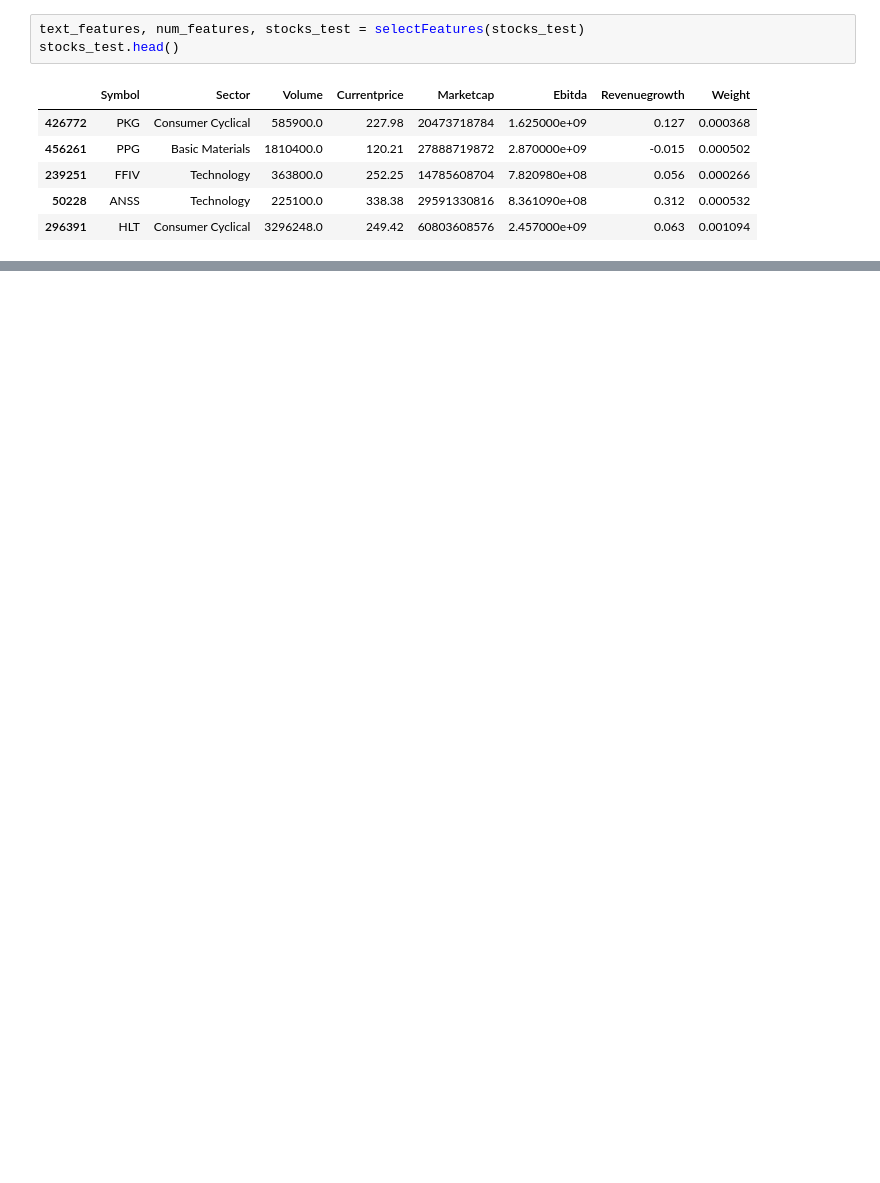
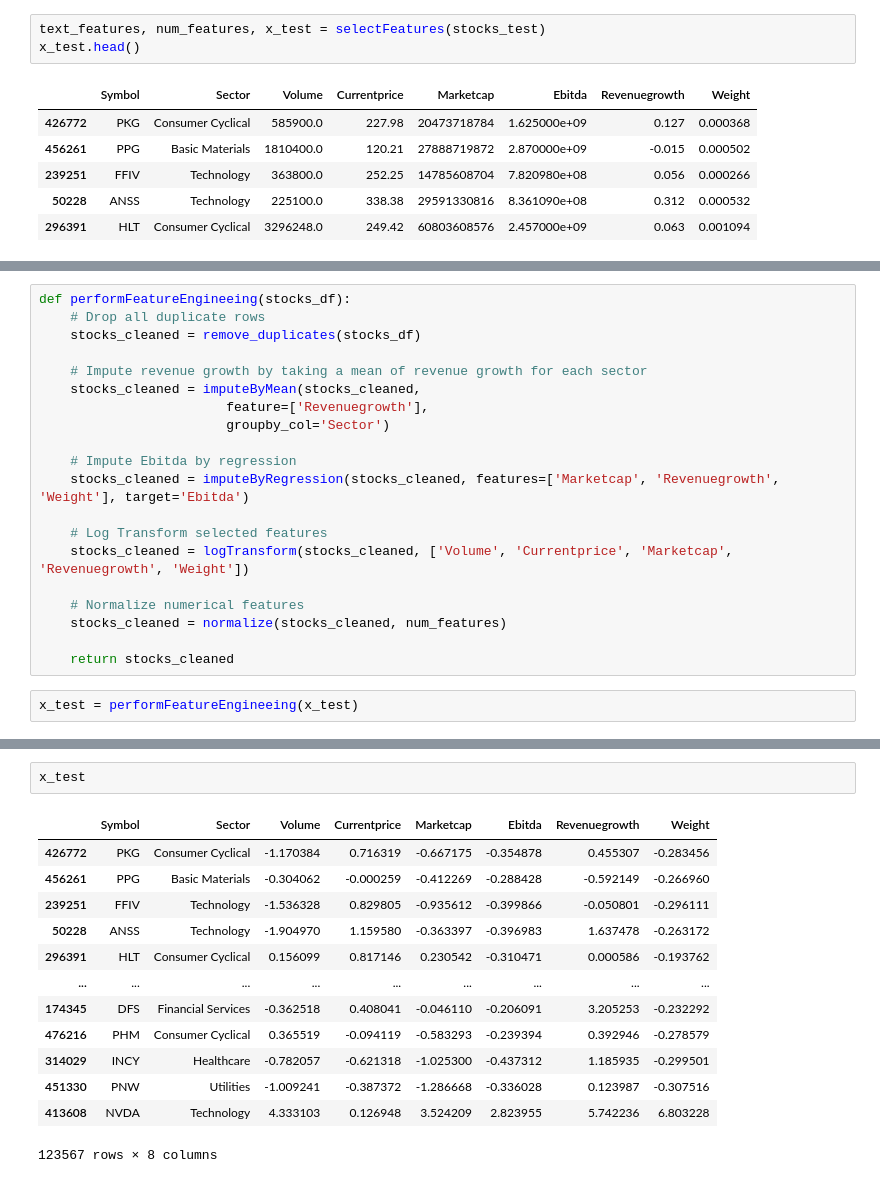
Before and after one commit to KayMichnicki/AAI510-Final-Project, a Jupyter notebook: AAI510_Stock_Clustering.ipynb, the cells around one changed output, grey strips where cells are left out. Cells and saved outputs as stored; diff of their text form; blank space fills up the shorter version.

```diff
--- a/AAI510_Stock_Clustering.ipynb
+++ b/AAI510_Stock_Clustering.ipynb
@@ -378,8 +378,8 @@ stocks_test.head()
 | 296391 | 2014-09-11 | HLT | 48.341377 | 50.971680 | 51.710400 | 50.602322 | 50.889599 | 3296248.0 | NYQ | Hilton Worldwide Holdings Inc. | ... |
 5 rows × 23 columns
 # %%
-text_features, num_features, stocks_test = selectFeatures(stocks_test)
-stocks_test.head()
+text_features, num_features, x_test = selectFeatures(stocks_test)
+x_test.head()
 # %% [output]
 |  | Symbol | Sector | Volume | Currentprice | Marketcap | Ebitda | Revenuegrowth | Weight |
 | 426772 | PKG | Consumer Cyclical | 585900.0 | 227.98 | 20473718784 | 1.625000e+09 | 0.127 | 0.000368 |
@@ -459,0 +390,22 @@ stocks_test_cleaned
+# %%
+def performFeatureEngineeing(stocks_df):
+    # Drop all duplicate rows
+    stocks_cleaned = remove_duplicates(stocks_df)
+
+    # Impute revenue growth by taking a mean of revenue growth for each sector
+    stocks_cleaned = imputeByMean(stocks_cleaned,
+                        feature=['Revenuegrowth'],
+                        groupby_col='Sector')
+
+    # Impute Ebitda by regression
+    stocks_cleaned = imputeByRegression(stocks_cleaned, features=['Marketcap', 'Revenuegrowth', 'Weight'], target='Ebitda')
+
+    # Log Transform selected features
+    stocks_cleaned = logTransform(stocks_cleaned, ['Volume', 'Currentprice', 'Marketcap', 'Revenuegrowth', 'Weight'])
+
+    # Normalize numerical features
+    stocks_cleaned = normalize(stocks_cleaned, num_features)
+
+    return stocks_cleaned
+# %%
+x_test = performFeatureEngineeing(x_test)
@@ -460,2 +445,18 @@ stocks_test_cleaned
+# %%
+x_test
+# %% [output]
+|  | Symbol | Sector | Volume | Currentprice | Marketcap | Ebitda | Revenuegrowth | Weight |
+| 426772 | PKG | Consumer Cyclical | -1.170384 | 0.716319 | -0.667175 | -0.354878 | 0.455307 | -0.283456 |
+| 456261 | PPG | Basic Materials | -0.304062 | -0.000259 | -0.412269 | -0.288428 | -0.592149 | -0.266960 |
+| 239251 | FFIV | Technology | -1.536328 | 0.829805 | -0.935612 | -0.399866 | -0.050801 | -0.296111 |
+| 50228 | ANSS | Technology | -1.904970 | 1.159580 | -0.363397 | -0.396983 | 1.637478 | -0.263172 |
+| 296391 | HLT | Consumer Cyclical | 0.156099 | 0.817146 | 0.230542 | -0.310471 | 0.000586 | -0.193762 |
+| ... | ... | ... | ... | ... | ... | ... | ... | ... |
+| 174345 | DFS | Financial Services | -0.362518 | 0.408041 | -0.046110 | -0.206091 | 3.205253 | -0.232292 |
+| 476216 | PHM | Consumer Cyclical | 0.365519 | -0.094119 | -0.583293 | -0.239394 | 0.392946 | -0.278579 |
+| 314029 | INCY | Healthcare | -0.782057 | -0.621318 | -1.025300 | -0.437312 | 1.185935 | -0.299501 |
+| 451330 | PNW | Utilities | -1.009241 | -0.387372 | -1.286668 | -0.336028 | 0.123987 | -0.307516 |
+| 413608 | NVDA | Technology | 4.333103 | 0.126948 | 3.524209 | 2.823955 | 5.742236 | 6.803228 |
+123567 rows × 8 columns
 # %%
 # Predict cluster labels for the cleaned test data
```
Also changed, not shown: parts of 8 cells of this notebook.
